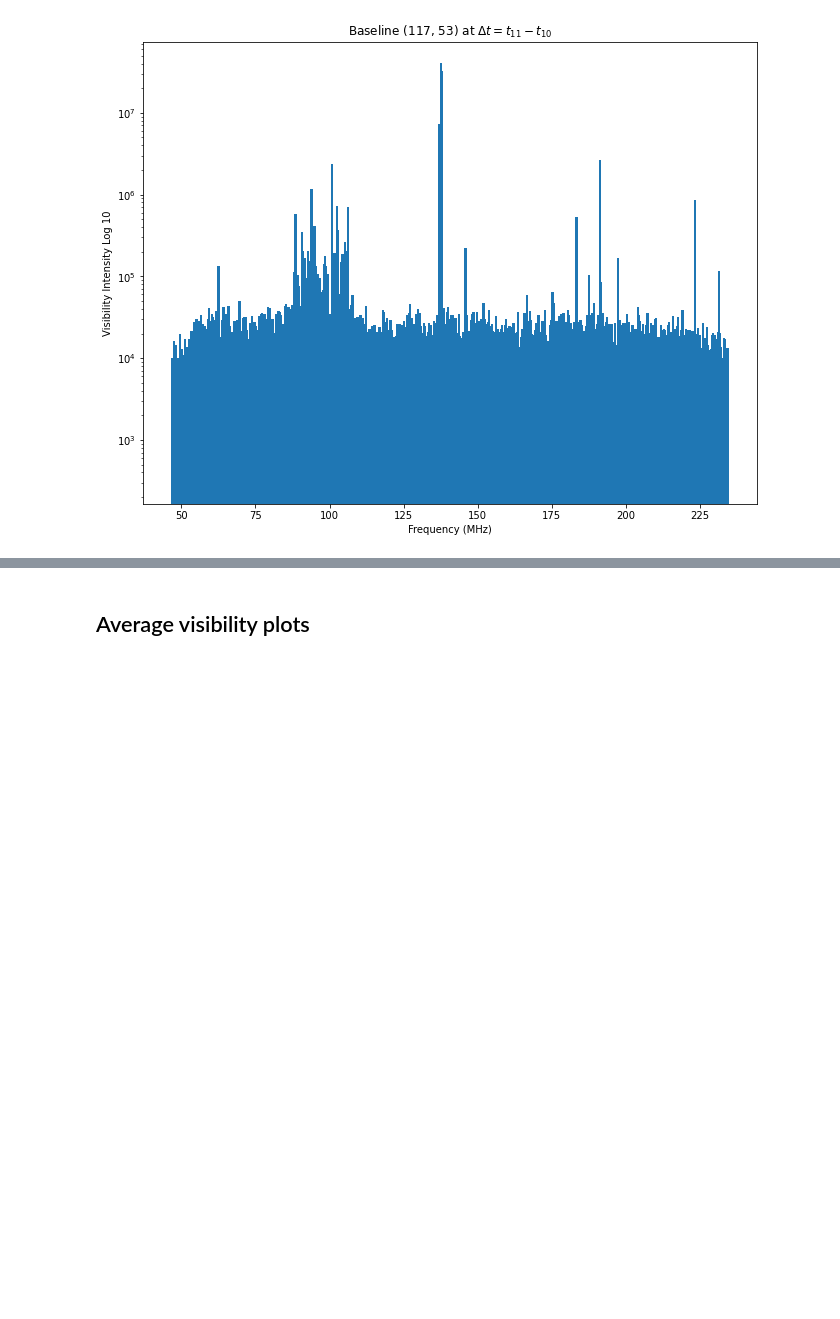
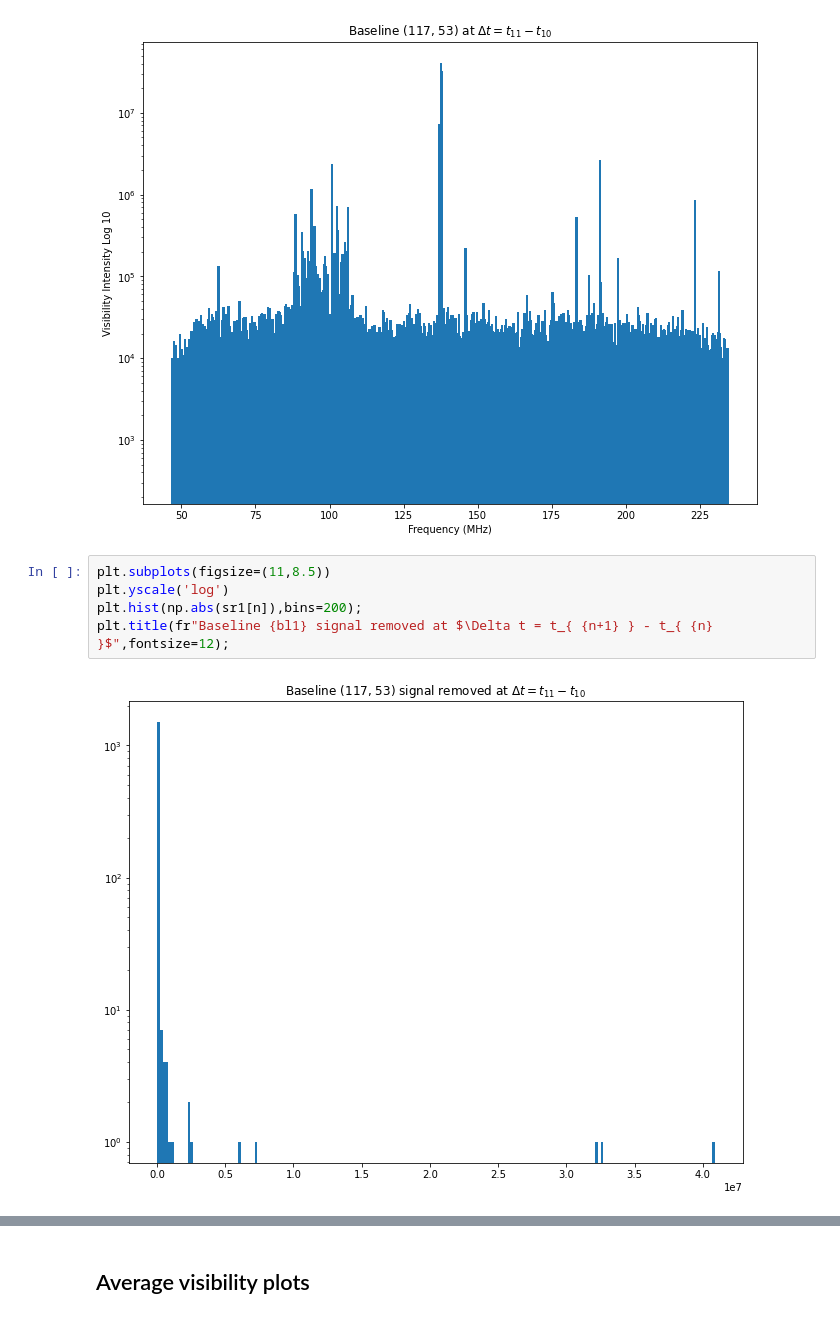
Before and after one commit to maria8ch/Phys434_BigData, a Jupyter notebook: lab78_Berres.ipynb, the cells around one changed output, grey strips where cells are left out. Saved outputs shown, nothing was run; the diff lists cells and outputs as text; blank space fills up the shorter version.

Commit message:
updated lab78 with more plots

```diff
--- a/lab78_Berres.ipynb
+++ b/lab78_Berres.ipynb
@@ -114,3 +114,10 @@ plt.ylabel('Visibility Intensity Log 10')
 plt.title(fr"Baseline {bl1} at $\Delta t = t_{ {n+1} } - t_{ {n} }$",fontsize=12);
 # %% [output]
 [figure]
+# %%
+plt.subplots(figsize=(11,8.5))
+plt.yscale('log')
+plt.hist(np.abs(sr1[n]),bins=200);
+plt.title(fr"Baseline {bl1} signal removed at $\Delta t = t_{ {n+1} } - t_{ {n} }$",fontsize=12);
+# %% [output]
+[figure, added]
```
Also changed, not shown: parts of 9 cells of this notebook.
